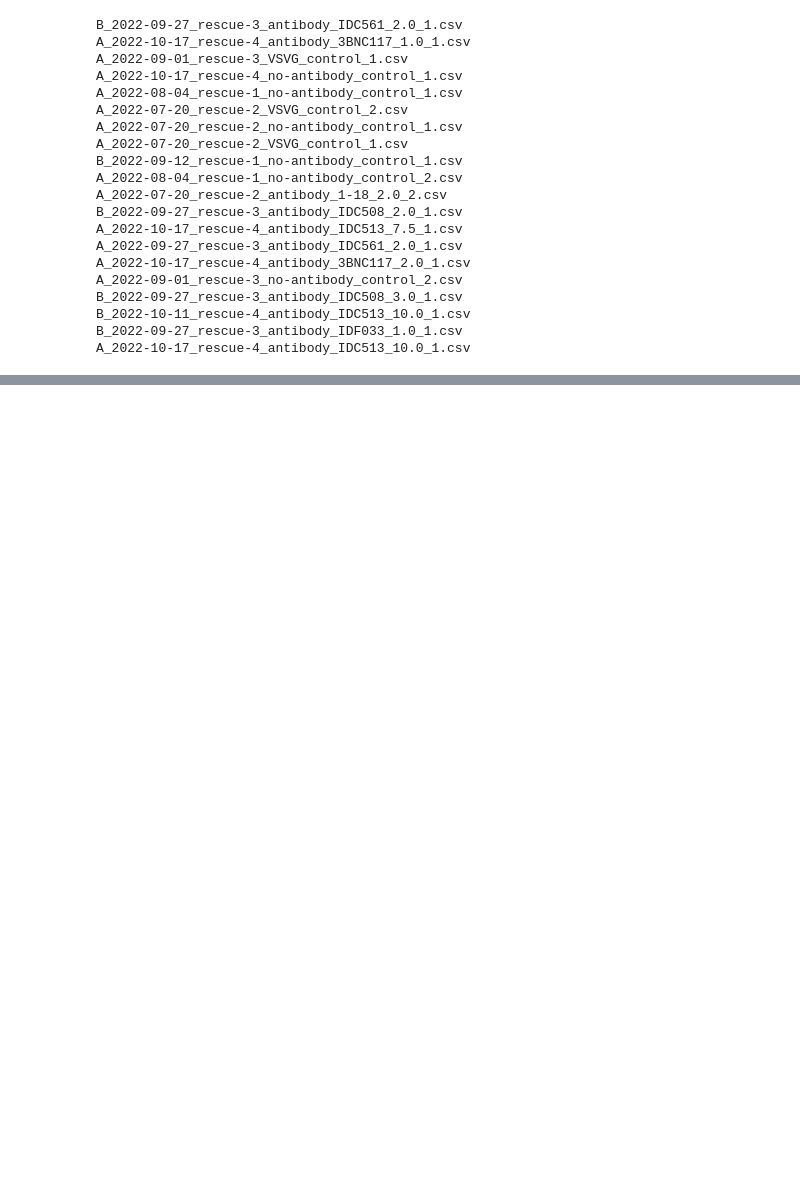
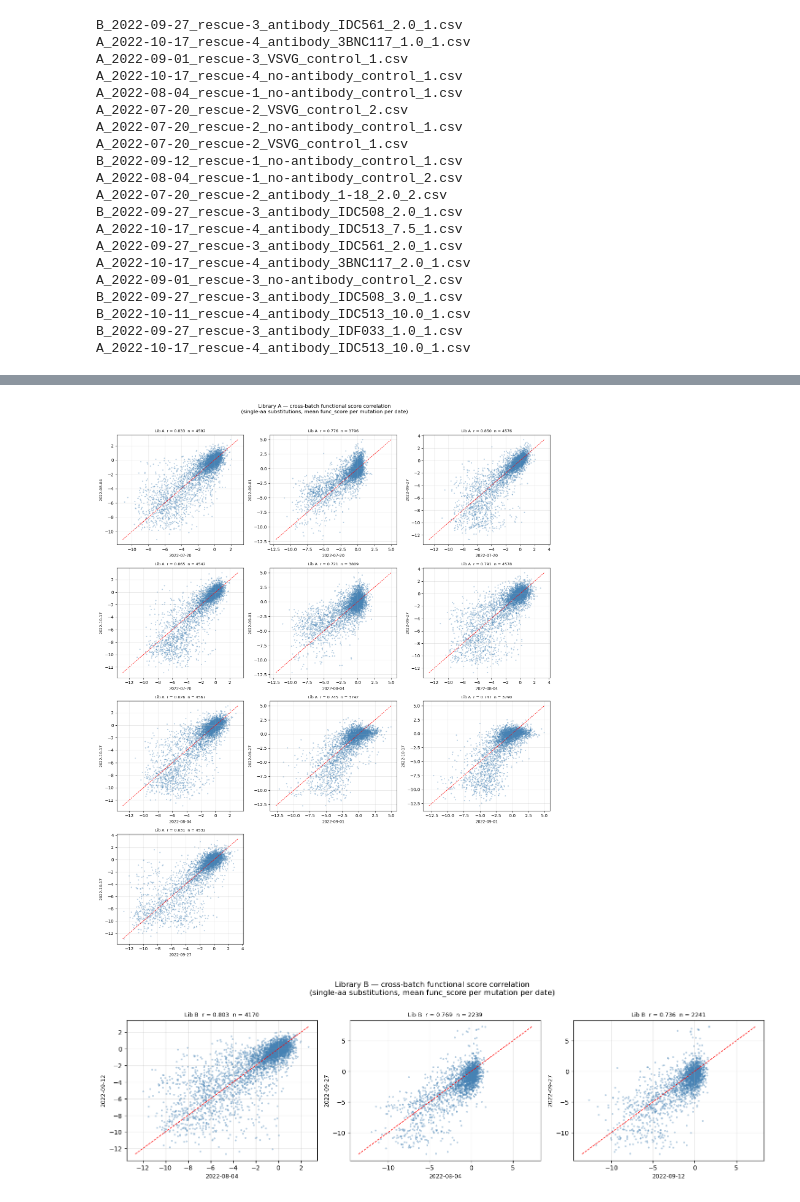
Before and after one commit to ogarmic1landr/HIV_Envelope_BF520_DMS_analysis, a Jupyter notebook: functional_score_analysis.ipynb, the cells around one changed output, grey strips where cells are left out. Saved outputs shown, nothing was run; the diff lists cells and outputs as text; code cells hidden in the pictures; blank space fills up the shorter version.

```diff
--- a/functional_score_analysis.ipynb
+++ b/functional_score_analysis.ipynb
@@ -784,13 +781,5 @@ p
 # %%
-import os
-
-variant_path = (
-    "/home/lechiffre/"
-    "HIV_Envelope_BF520_DMS_CD4bs_sera/"
-    "results/variant_counts"
-)
-
-files = os.listdir(variant_path)
+files = os.listdir(VARIANT_COUNTS_DIR)
 
 for f in files[:20]:
     print(f)
@@ -1397,0 +978,66 @@ p-value = 0.0
+# %%
+import itertools
+import math
+import pandas as pd
+import numpy as np
+import matplotlib.pyplot as plt
+from scipy.stats import pearsonr
+
+# Extract experimental date (YYYY-MM-DD) from pre_sample
+fs = func_scores_filtered.copy()
+fs["date"] = fs["pre_sample"].str[:10]
+
+# Mean func_score per (library, date, mutation) — single-aa substitutions only
+per_mut = (
+    fs[fs["n_aa_substitutions"] == 1]
+    .groupby(["library", "date", "aa_substitutions_reference"])["func_score"]
+    .mean()
+    .reset_index()
+)
+
+for lib, grp in per_mut.groupby("library"):
+    pivot = grp.pivot_table(
+        index="aa_substitutions_reference",
+        columns="date",
+        values="func_score",
+    )
+    dates = pivot.columns.tolist()
+    pairs = list(itertools.combinations(dates, 2))
+
+    if not pairs:
+        print(f"Library {lib}: only one date, skipping.")
+        continue
+
+    ncols = min(3, len(pairs))
+    nrows = math.ceil(len(pairs) / ncols)
+
+    fig, axes = plt.subplots(nrows, ncols, figsize=(5 * ncols, 4.5 * nrows), squeeze=False)
+    axes_flat = [ax for row in axes for ax in row]
+
+    for ax, (d1, d2) in zip(axes_flat, pairs):
+        sub = pivot[[d1, d2]].dropna()
+        if len(sub) < 5:
+            ax.set_visible(False)
+            continue
+        r, _ = pearsonr(sub[d1], sub[d2])
+        ax.scatter(sub[d1], sub[d2], alpha=0.4, s=8, color="steelblue", edgecolors="none")
+        lims = [min(sub[d1].min(), sub[d2].min()), max(sub[d1].max(), sub[d2].max())]
+        ax.plot(lims, lims, "r--", lw=1)
+        ax.set_xlabel(d1, fontsize=9)
+        ax.set_ylabel(d2, fontsize=9)
+        ax.set_title(f"Lib {lib}  r = {r:.3f}  n = {len(sub)}", fontsize=9)
+        ax.grid(alpha=0.3)
+
+    for ax in axes_flat[len(pairs):]:
+        ax.set_visible(False)
+
+    fig.suptitle(
+        f"Library {lib} — cross-batch functional score correlation\n"
+        "(single-aa substitutions, mean func_score per mutation per date)",
+        y=1.01,
+    )
+    plt.tight_layout()
+    plt.show()
+# %% [output]
+[figure, added]
+[figure, added]
```
Also changed, not shown: parts of 14 cells of this notebook, 13 other files.
